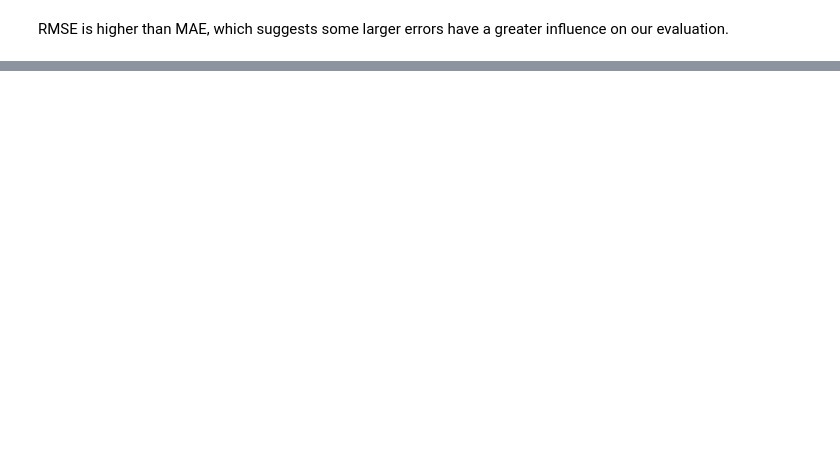
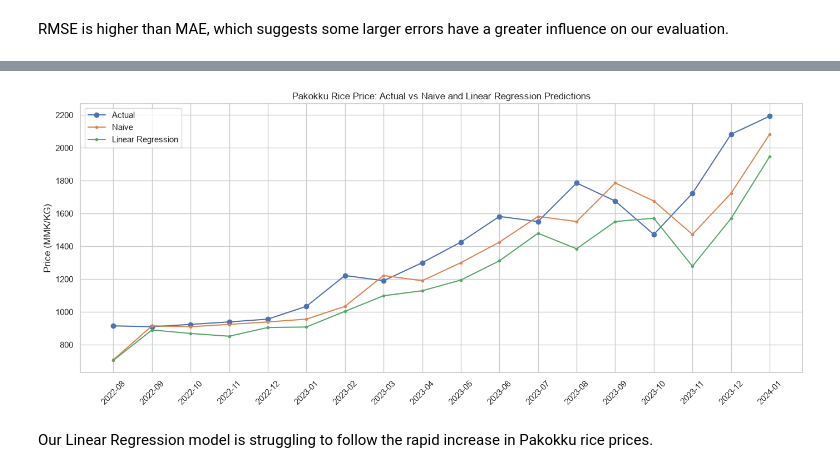
Before and after one commit to Ishigami-suhlaing/Myanmar-Food-Price-Forecasting, a Jupyter notebook: notebooks/05_feature_engineering.ipynb, the cells around one changed output, grey strips where cells are left out. Saved outputs shown, nothing was run; the diff lists cells and outputs as text; code cells hidden in the pictures; blank space fills up the shorter version.

Commit message:
all model are not modeling

```diff
--- a/notebooks/05_feature_engineering.ipynb
+++ b/notebooks/05_feature_engineering.ipynb
@@ -611,0 +742,34 @@ RMSE is higher than MAE, which suggests some larger errors have a greater influe
+# %%
+plt.figure(figsize=(14, 6))
+
+plt.plot(
+    comparison.index.astype(str),
+    comparison["actual_price"],
+    marker="o",
+    label="Actual"
+)
+
+plt.plot(
+    comparison.index.astype(str),
+    comparison["naive_prediction"],
+    marker=".",
+    label="Naive"
+)
+
+plt.plot(
+    comparison.index.astype(str),
+    comparison["linear_prediction"],
+    marker=".",
+    label="Linear Regression"
+)
+
+plt.xticks(rotation=45)
+plt.ylabel("Price (MMK/KG)")
+plt.title("Pakokku Rice Price: Actual vs Naive and Linear Regression Predictions")
+plt.legend()
+plt.tight_layout()
+plt.show()
+# %% [output]
+[figure, added]
+# %% [markdown]
+Our Linear Regression model is struggling to follow the rapid increase in Pakokku rice prices.
```
Also changed, not shown: parts of 10 cells of this notebook.
